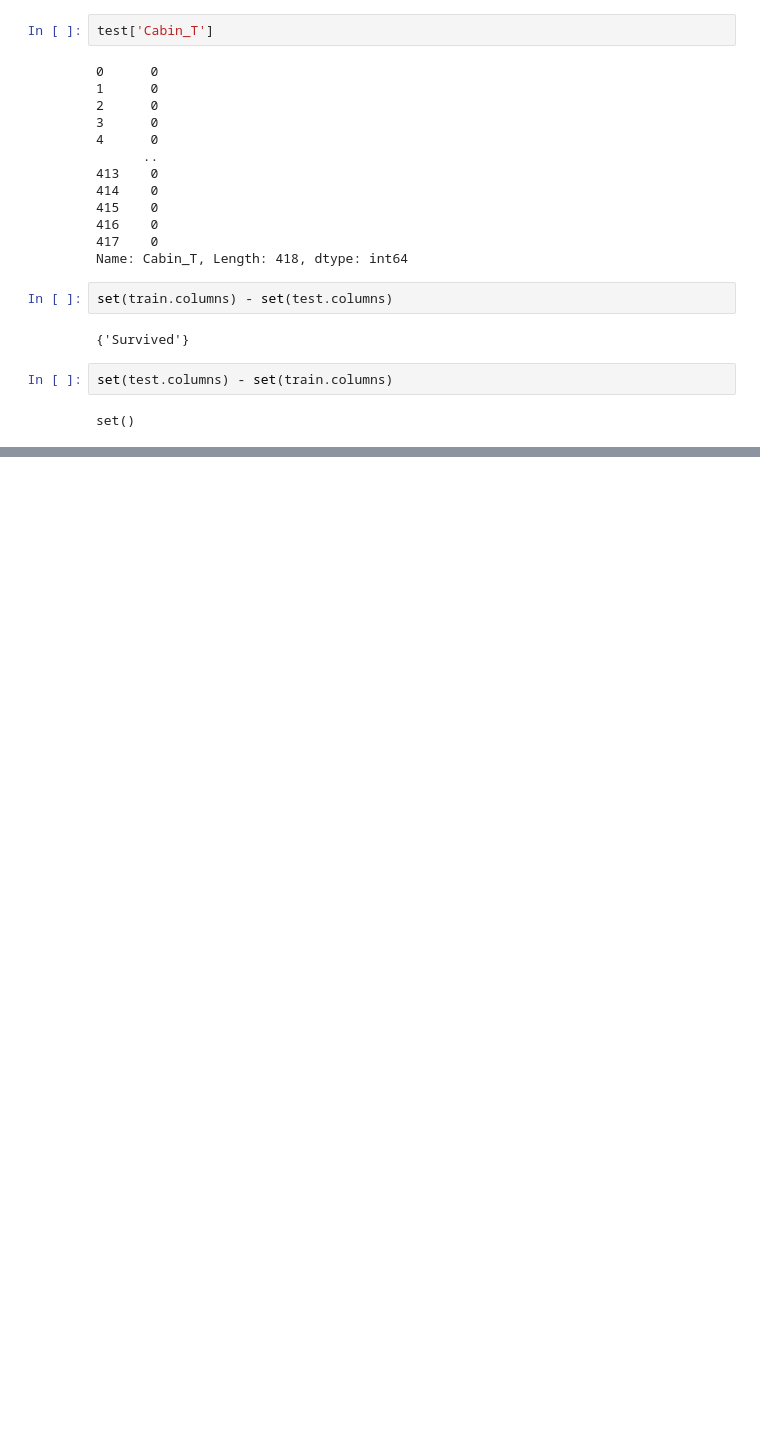
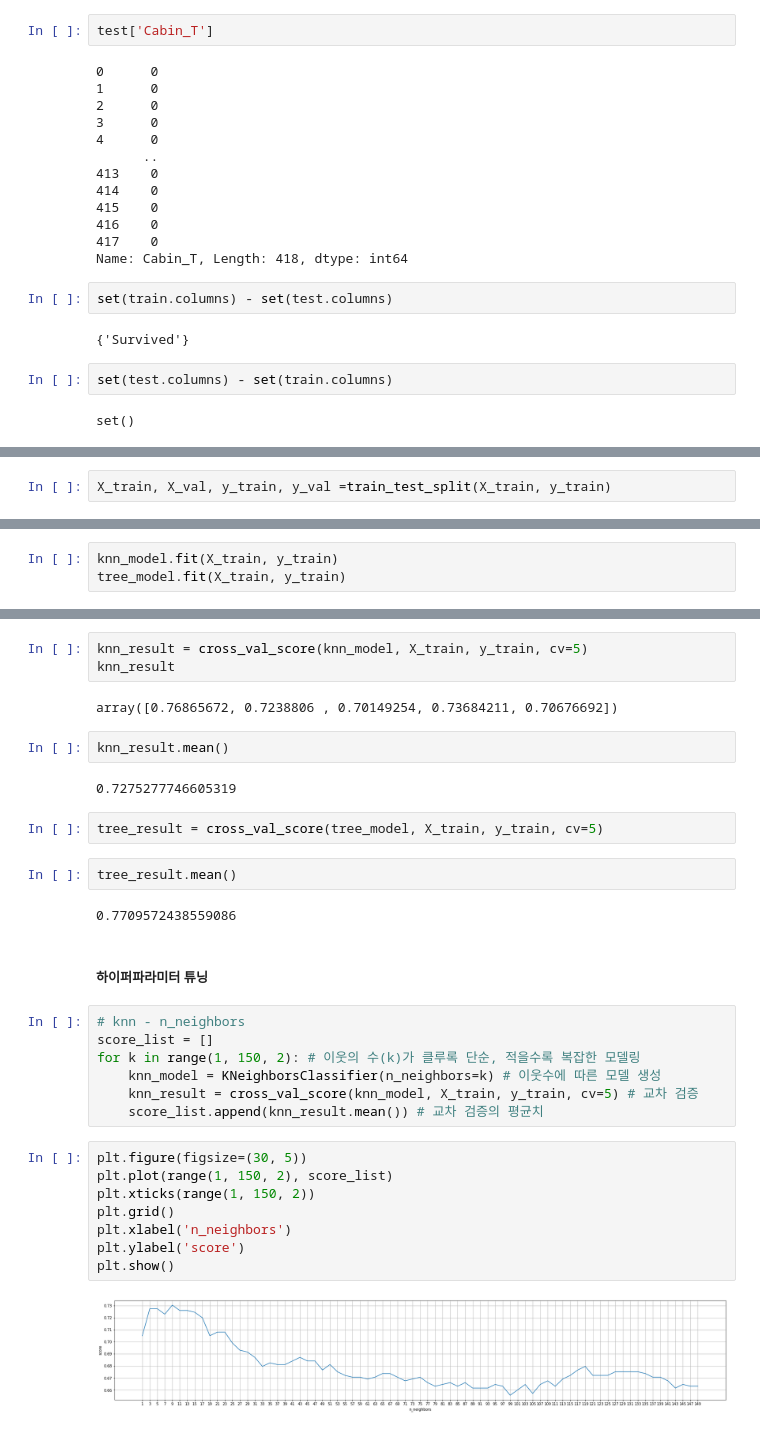
Before and after one commit to bellpe/machine-learning, a Jupyter notebook: ex04_titanic실습.ipynb, the cells around one changed output, grey strips where cells are left out. Drawn from its saved outputs; the diff is of its cells as text; blank space fills up the shorter version.

```diff
--- a/ex04_titanic실습.ipynb
+++ b/ex04_titanic실습.ipynb
@@ -833,0 +942,2 @@ set()
+# %%
+X_train, X_val, y_train, y_val =train_test_split(X_train, y_train)
@@ -833,0 +952,3 @@ set()
+# %%
+knn_model.fit(X_train, y_train)
+tree_model.fit(X_train, y_train)
@@ -833,0 +969,34 @@ set()
+# %%
+knn_result = cross_val_score(knn_model, X_train, y_train, cv=5)
+knn_result
+# %% [output]
+array([0.76865672, 0.7238806 , 0.70149254, 0.73684211, 0.70676692])
+# %%
+knn_result.mean()
+# %% [output]
+0.7275277746605319
+# %%
+tree_result = cross_val_score(tree_model, X_train, y_train, cv=5)
+# %%
+tree_result.mean()
+# %% [output]
+0.7709572438559086
+# %% [markdown]
+##### 하이퍼파라미터 튜닝
+# %%
+# knn - n_neighbors
+score_list = []
+for k in range(1, 150, 2): # 이웃의 수(k)가 클루록 단순, 적을수록 복잡한 모델링
+    knn_model = KNeighborsClassifier(n_neighbors=k) # 이웃수에 따른 모델 생성
+    knn_result = cross_val_score(knn_model, X_train, y_train, cv=5) # 교차 검증
+    score_list.append(knn_result.mean()) # 교차 검증의 평균치
+# %%
+plt.figure(figsize=(30, 5))
+plt.plot(range(1, 150, 2), score_list)
+plt.xticks(range(1, 150, 2))
+plt.grid()
+plt.xlabel('n_neighbors')
+plt.ylabel('score')
+plt.show()
+# %% [output]
+[figure, added]
```
Also changed, not shown: parts of 40 cells of this notebook.
